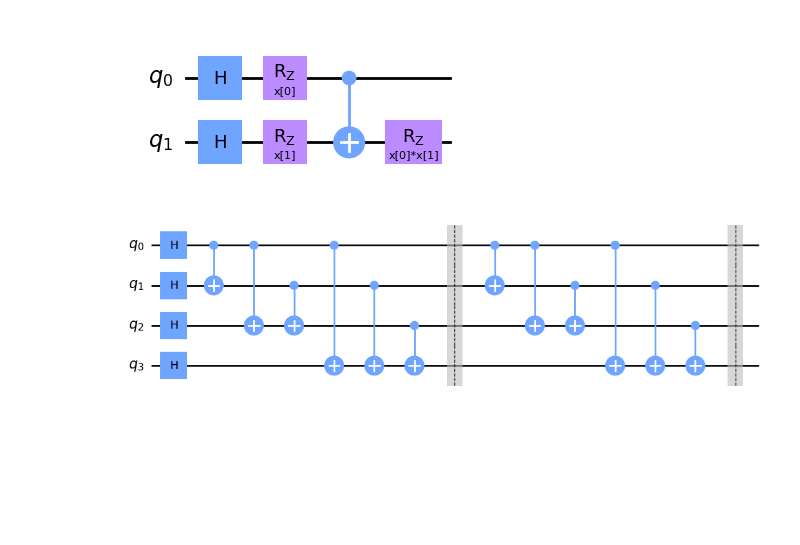
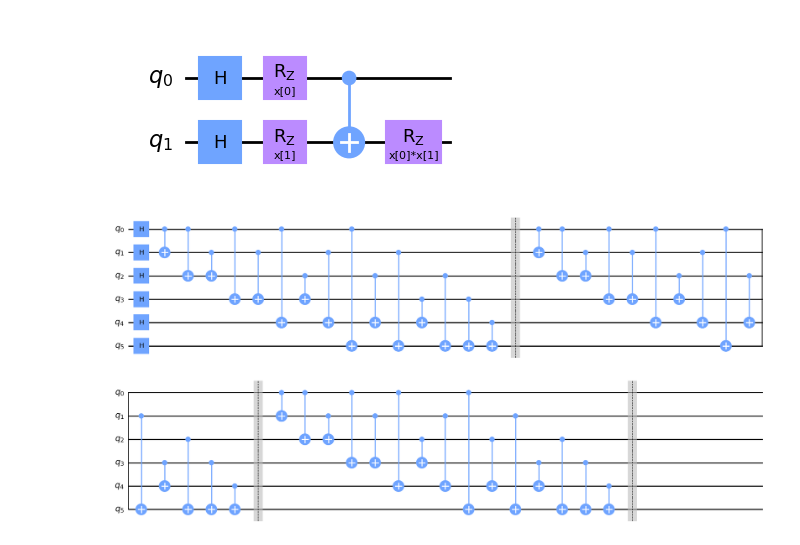
Before and after one commit to adriend1102/QML, a Jupyter notebook: notebooks/anzatz_circuit.ipynb, the cells around one changed output. Cells and saved outputs as stored; diff of their text form; code cells hidden in the pictures; blank space fills up the shorter version.

```diff
--- a/notebooks/anzatz_circuit.ipynb
+++ b/notebooks/anzatz_circuit.ipynb
@@ -81,12 +78,12 @@ def custom_q_circuit(num_qubits, reps, params):
 
     return qc
 # %%
-num_qubits = 4
-reps = 2
+num_qubits = 6
+reps = 3
 param_vector = ParameterVector("x", num_qubits)  # Modify this list with your parameters
 circuit = custom_q_circuit(num_qubits, reps, param_vector)
 
 # Draw the circuit
 circuit.draw("mpl", fold=27)
 # %% [output]
-[figure, old version]
+[figure, new version]
```
Also changed, not shown: parts of 2 cells of this notebook.
